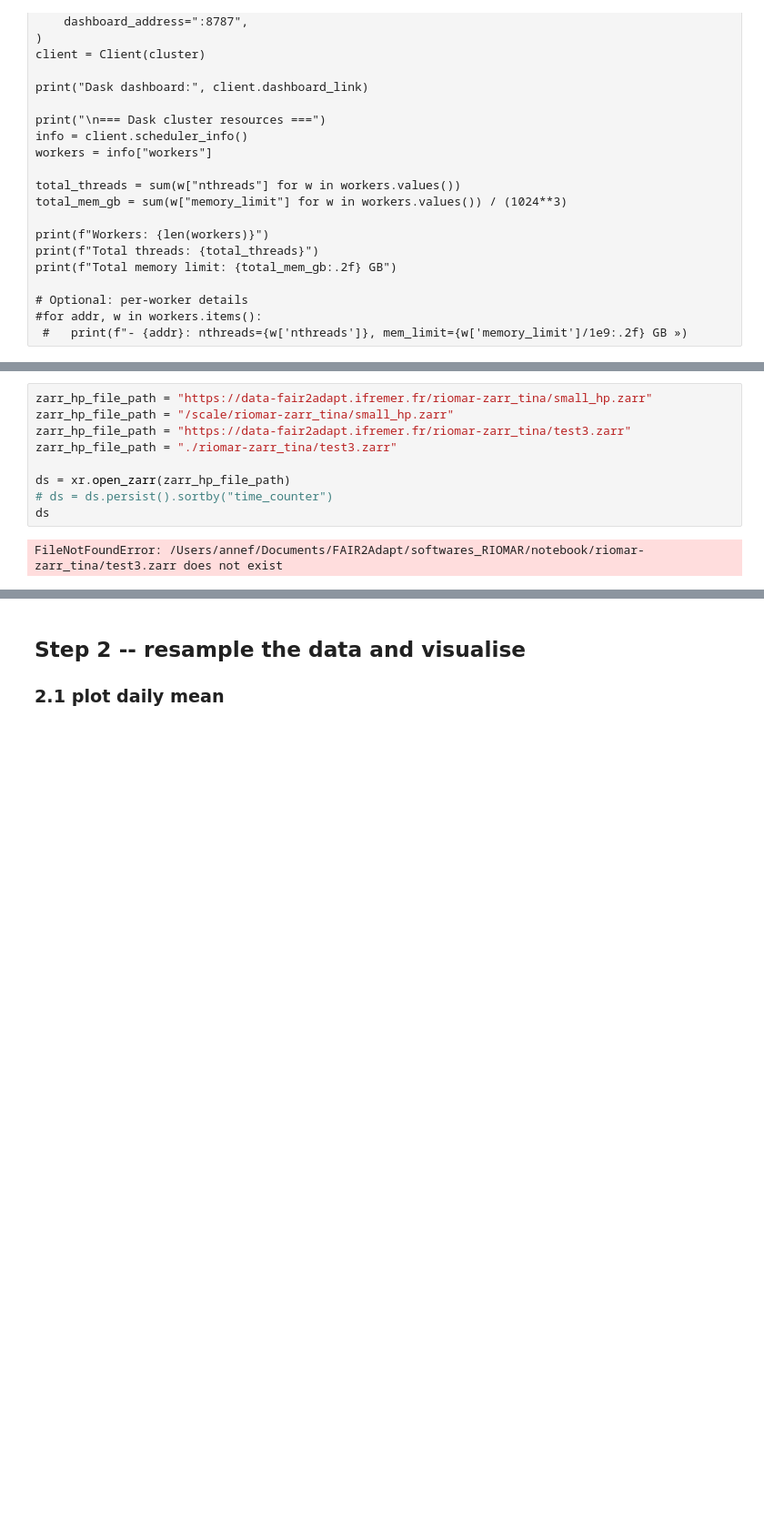
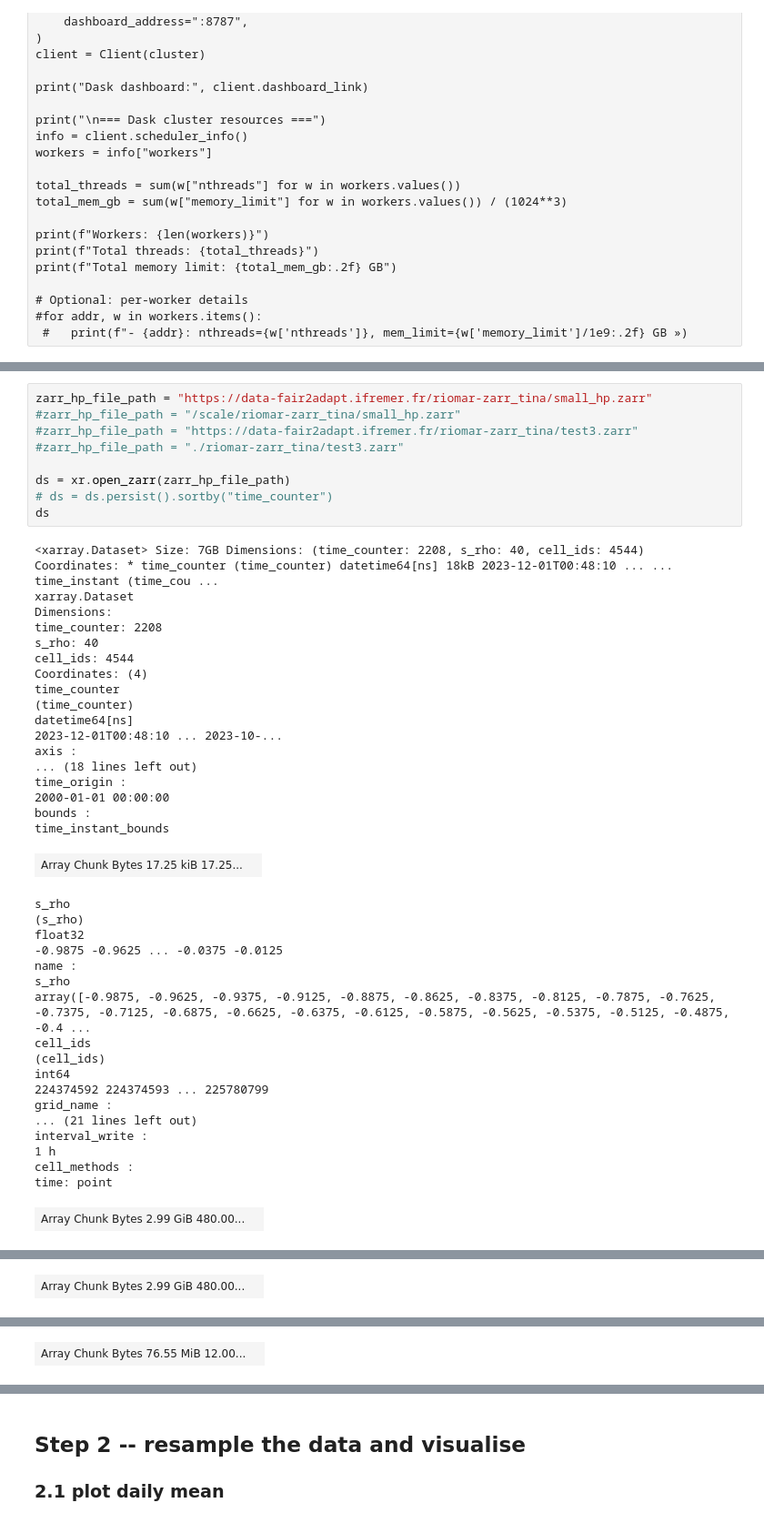
Before and after one commit to FAIR2Adapt/softwares_RIOMAR, a Jupyter notebook: notebook/load_and_plot.ipynb, the cells around one changed output, grey strips where cells are left out. Shown at 91% size. Saved outputs shown, nothing was run; the diff lists cells and outputs as text; blank space fills up the shorter version.

```diff
--- a/notebook/load_and_plot.ipynb
+++ b/notebook/load_and_plot.ipynb
@@ -97,11 +97,46 @@ client
 # %%
 zarr_hp_file_path = "https://data-fair2adapt.ifremer.fr/riomar-zarr_tina/small_hp.zarr"
-zarr_hp_file_path = "/scale/riomar-zarr_tina/small_hp.zarr"
-zarr_hp_file_path = "https://data-fair2adapt.ifremer.fr/riomar-zarr_tina/test3.zarr"
-zarr_hp_file_path = "./riomar-zarr_tina/test3.zarr"
+#zarr_hp_file_path = "/scale/riomar-zarr_tina/small_hp.zarr"
+#zarr_hp_file_path = "https://data-fair2adapt.ifremer.fr/riomar-zarr_tina/test3.zarr"
+#zarr_hp_file_path = "./riomar-zarr_tina/test3.zarr"
 
 ds = xr.open_zarr(zarr_hp_file_path)
 # ds = ds.persist().sortby("time_counter")
 ds
 # %% [output]
-FileNotFoundError: /Users/annef/Documents/FAIR2Adapt/softwares_RIOMAR/notebook/riomar-zarr_tina/test3.zarr does not exist
+<xarray.Dataset> Size: 7GB Dimensions: (time_counter: 2208, s_rho: 40, cell_ids: 4544) Coordinates: * time_counter (time_counter) datetime64[ns] 18kB 2023-12-01T00:48:10 ... ... time_instant (time_cou ...
+xarray.Dataset
+Dimensions:
+time_counter: 2208
+s_rho: 40
+cell_ids: 4544
+Coordinates: (4)
+time_counter
+(time_counter)
+datetime64[ns]
+2023-12-01T00:48:10 ... 2023-10-...
+axis :
+... (18 lines left out)
+time_origin :
+2000-01-01 00:00:00
+bounds :
+time_instant_bounds
+| Array Chunk Bytes 17.25 kiB 17.25... |  |
+s_rho
+(s_rho)
+float32
+-0.9875 -0.9625 ... -0.0375 -0.0125
+name :
+s_rho
+array([-0.9875, -0.9625, -0.9375, -0.9125, -0.8875, -0.8625, -0.8375, -0.8125, -0.7875, -0.7625, -0.7375, -0.7125, -0.6875, -0.6625, -0.6375, -0.6125, -0.5875, -0.5625, -0.5375, -0.5125, -0.4875, -0.4 ...
+cell_ids
+(cell_ids)
+int64
+224374592 224374593 ... 225780799
+grid_name :
+... (21 lines left out)
+interval_write :
+1 h
+cell_methods :
+time: point
+| Array Chunk Bytes 2.99 GiB 480.00... |  |
@@ -107,0 +159 @@ FileNotFoundError: /Users/annef/Documents/FAIR2Adapt/softwares_RIOMAR/notebook/r
+| Array Chunk Bytes 2.99 GiB 480.00... |  |
@@ -107,0 +176 @@ FileNotFoundError: /Users/annef/Documents/FAIR2Adapt/softwares_RIOMAR/notebook/r
+| Array Chunk Bytes 76.55 MiB 12.00... |  |
```
Also changed, not shown: parts of 4 cells of this notebook.
